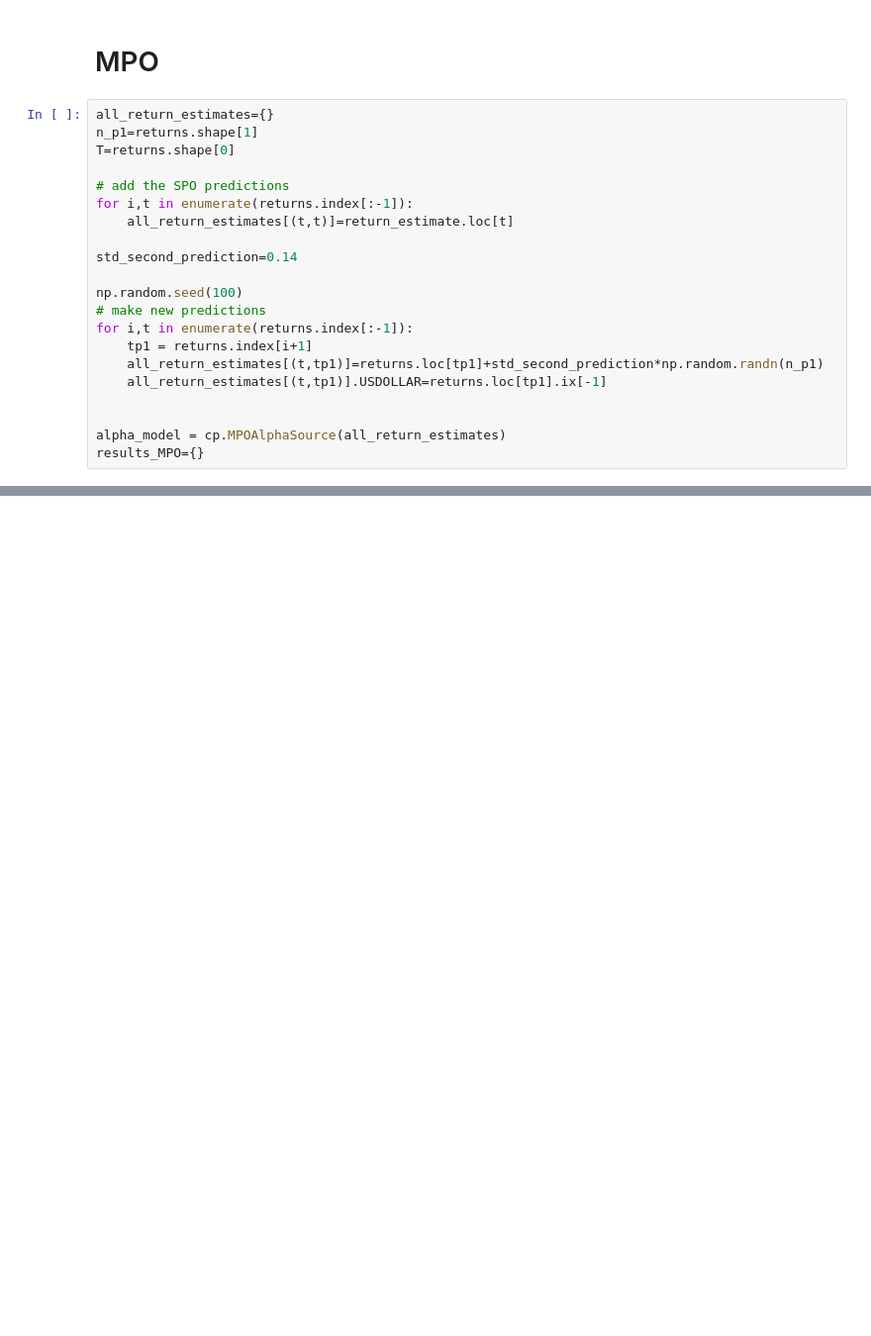
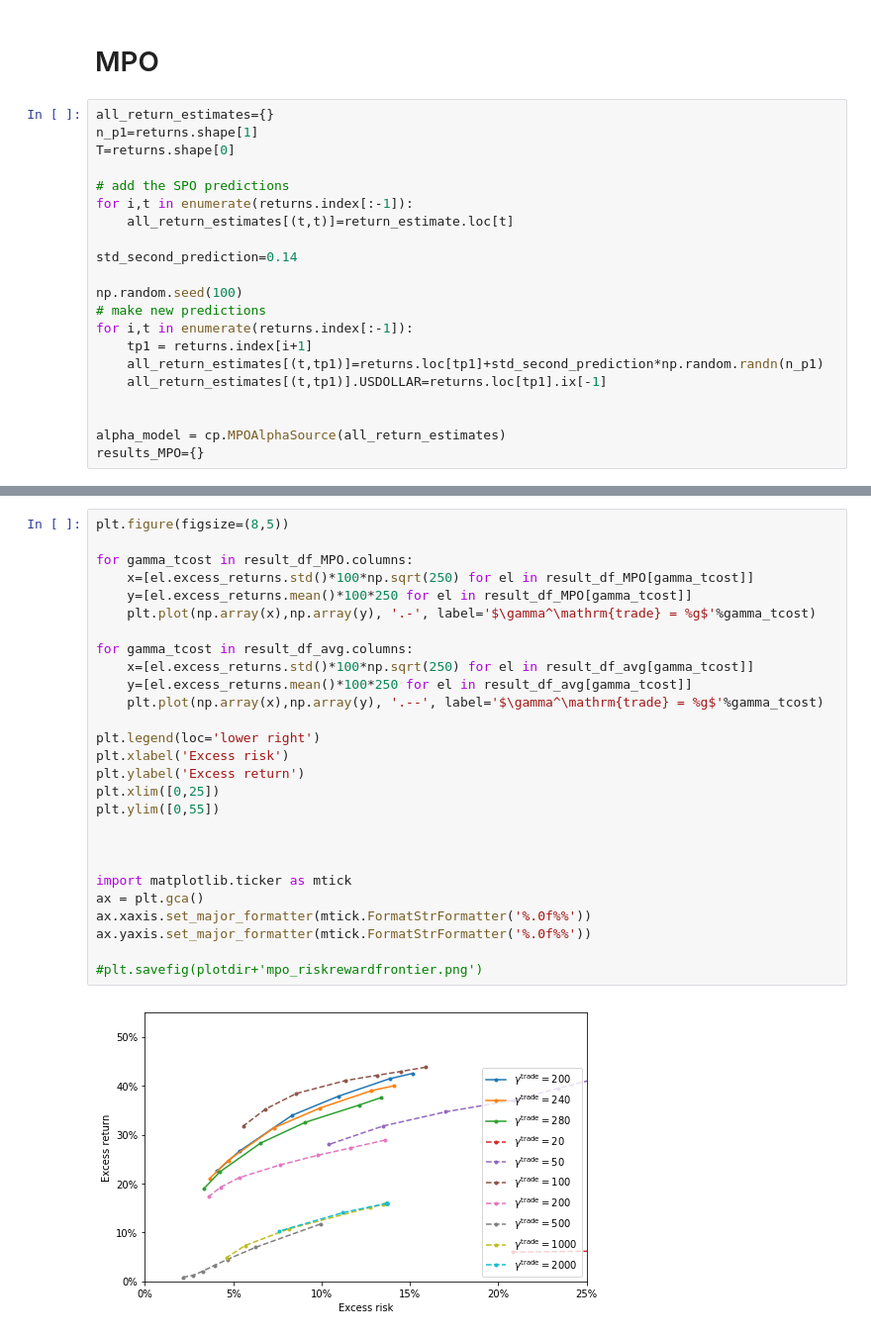
Before and after one commit to cvxgrp/cvxportfolio, a Jupyter notebook: SinglePeriodOptimization.ipynb, the cells around one changed output, grey strips where cells are left out. Shown at 99% size. Saved outputs shown, nothing was run; the diff lists cells and outputs as text; blank space fills up the shorter version.

```diff
--- a/SinglePeriodOptimization.ipynb
+++ b/SinglePeriodOptimization.ipynb
@@ -474,0 +517,29 @@ plt.savefig(plotdir+'mpo_riskrewardfrontier.png')
+# %%
+plt.figure(figsize=(8,5))
+
+for gamma_tcost in result_df_MPO.columns:
+    x=[el.excess_returns.std()*100*np.sqrt(250) for el in result_df_MPO[gamma_tcost]]
+    y=[el.excess_returns.mean()*100*250 for el in result_df_MPO[gamma_tcost]]
+    plt.plot(np.array(x),np.array(y), '.-', label='$\gamma^\mathrm{trade} = %g$'%gamma_tcost)
+
+for gamma_tcost in result_df_avg.columns:
+    x=[el.excess_returns.std()*100*np.sqrt(250) for el in result_df_avg[gamma_tcost]]
+    y=[el.excess_returns.mean()*100*250 for el in result_df_avg[gamma_tcost]]
+    plt.plot(np.array(x),np.array(y), '.--', label='$\gamma^\mathrm{trade} = %g$'%gamma_tcost)
+
+plt.legend(loc='lower right')
+plt.xlabel('Excess risk')
+plt.ylabel('Excess return')
+plt.xlim([0,25])
+plt.ylim([0,55])
+
+
+
+import matplotlib.ticker as mtick
+ax = plt.gca()
+ax.xaxis.set_major_formatter(mtick.FormatStrFormatter('%.0f%%'))
+ax.yaxis.set_major_formatter(mtick.FormatStrFormatter('%.0f%%'))
+
+#plt.savefig(plotdir+'mpo_riskrewardfrontier.png')
+# %% [output]
+[figure, added]
```
Also changed, not shown: parts of 25 cells of this notebook.
